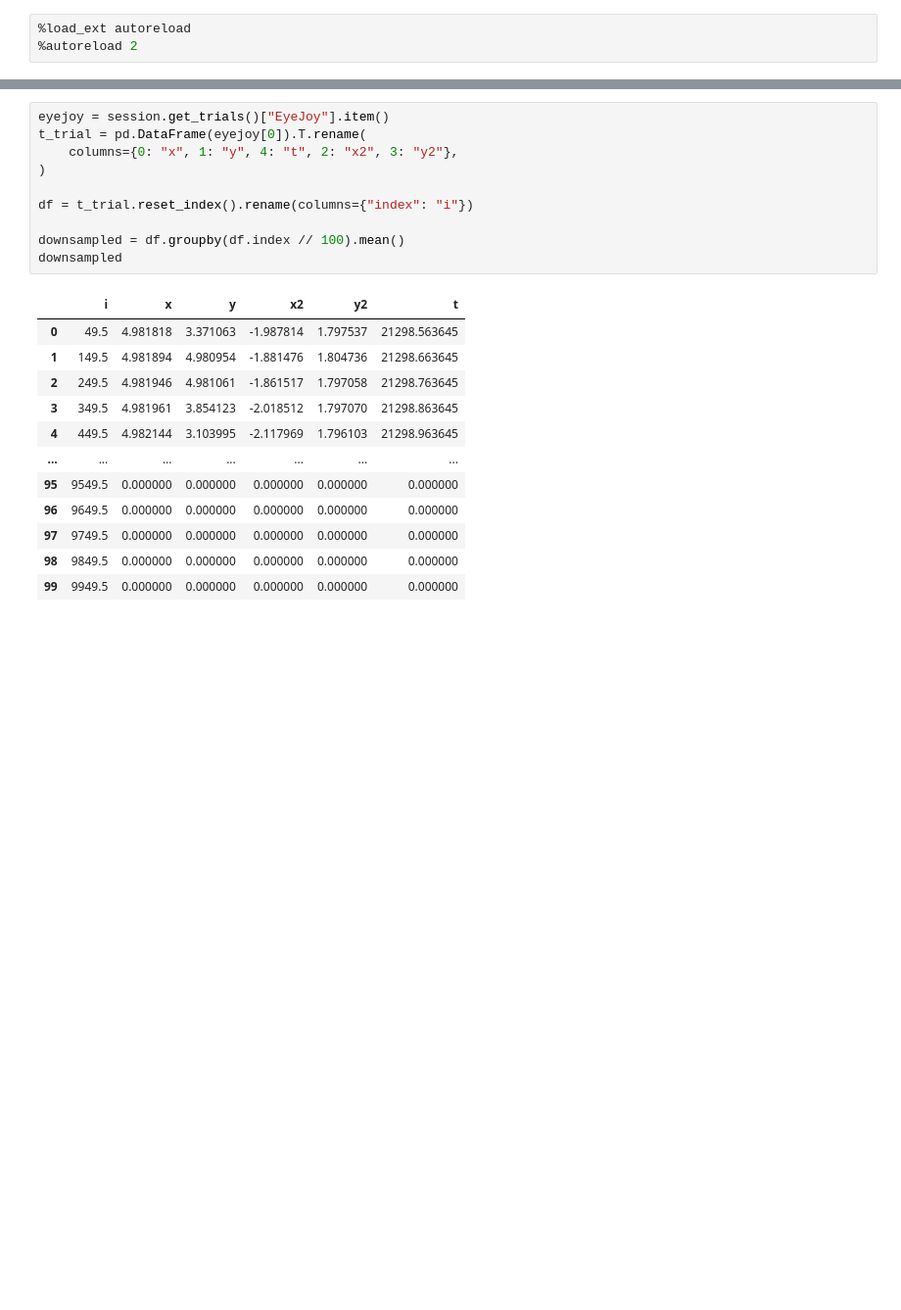
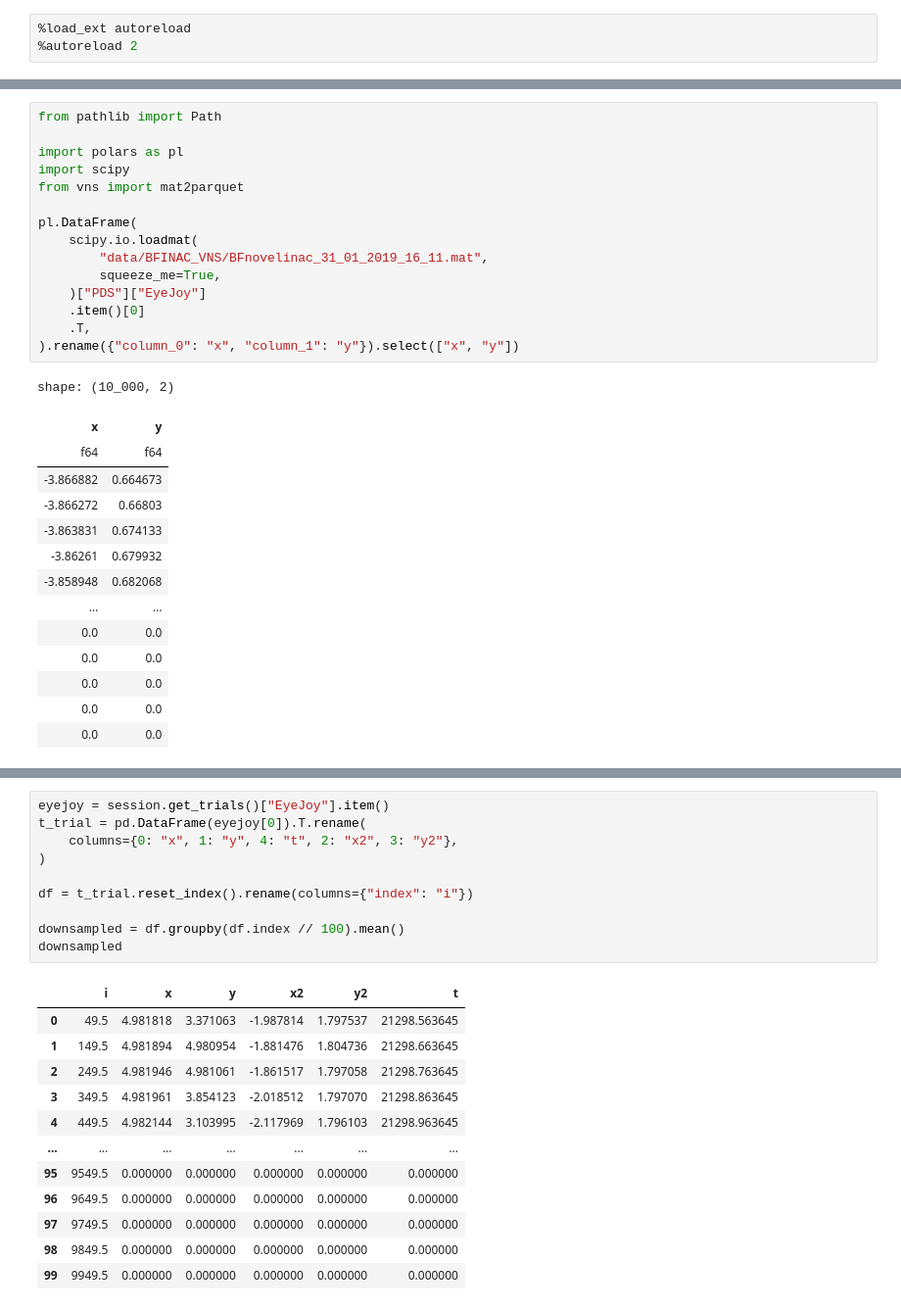
Before and after one commit to schlich/vns, a Jupyter notebook: playground.ipynb, the cells around one changed output, grey strips where cells are left out. Shown at 98% size. Saved outputs shown, nothing was run; the diff lists cells and outputs as text; blank space fills up the shorter version.

```diff
--- a/playground.ipynb
+++ b/playground.ipynb
@@ -35,0 +20,30 @@ pd.DataFrame(
+# %%
+from pathlib import Path
+
+import polars as pl
+import scipy
+from vns import mat2parquet
+
+pl.DataFrame(
+    scipy.io.loadmat(
+        "data/BFINAC_VNS/BFnovelinac_31_01_2019_16_11.mat",
+        squeeze_me=True,
+    )["PDS"]["EyeJoy"]
+    .item()[0]
+    .T,
+).rename({"column_0": "x", "column_1": "y"}).select(["x", "y"])
+# %% [output]
+shape: (10_000, 2)
+| x | y |
+| f64 | f64 |
+| -3.866882 | 0.664673 |
+| -3.866272 | 0.66803 |
+| -3.863831 | 0.674133 |
+| -3.86261 | 0.679932 |
+| -3.858948 | 0.682068 |
+| … | … |
+| 0.0 | 0.0 |
+| 0.0 | 0.0 |
+| 0.0 | 0.0 |
+| 0.0 | 0.0 |
+| 0.0 | 0.0 |
```
Also changed, not shown: parts of 8 cells of this notebook, 13 other files.
